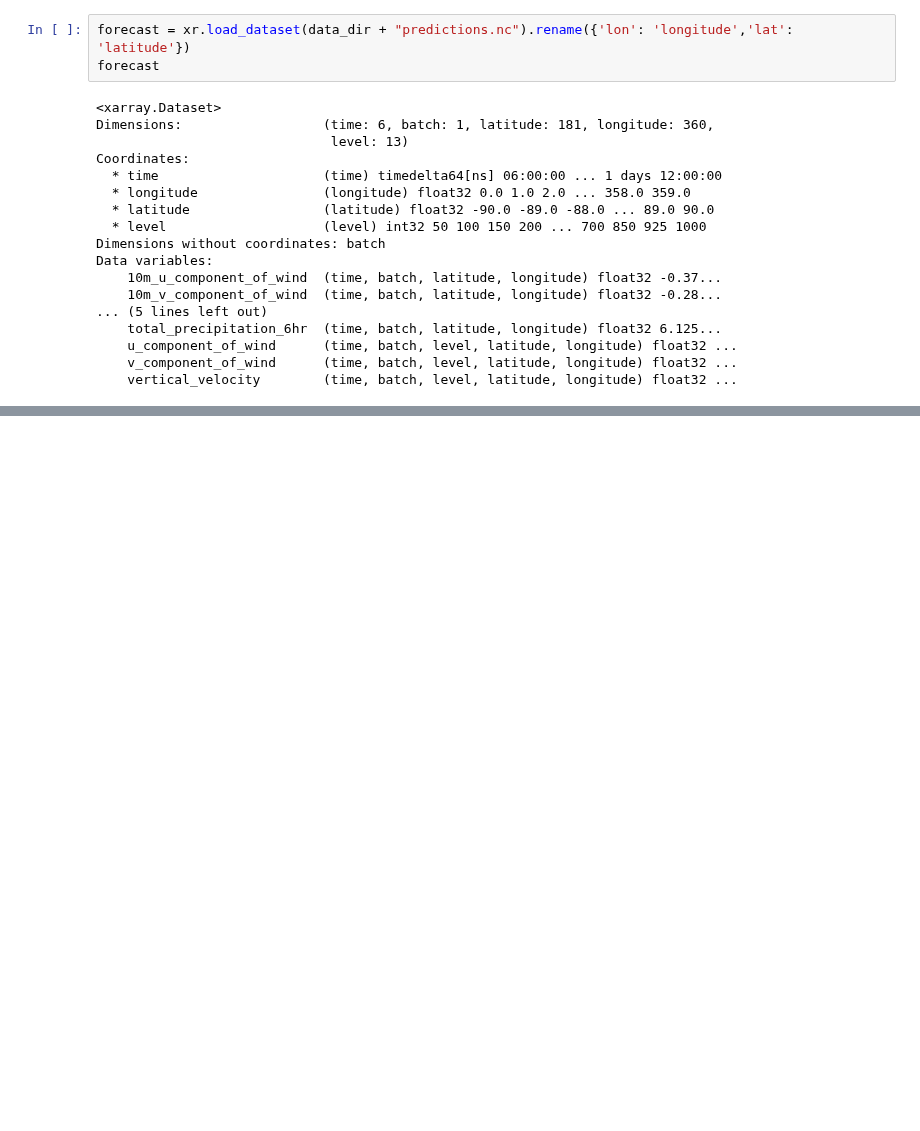
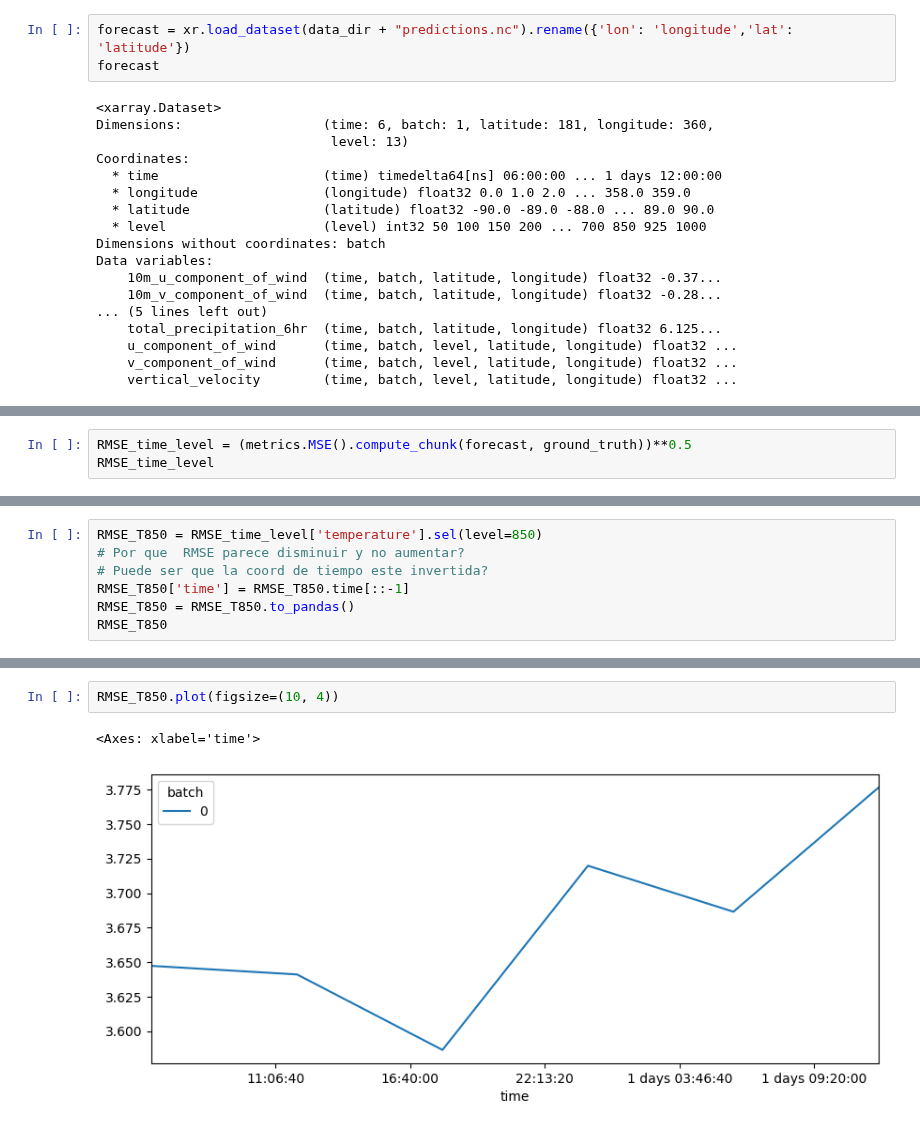
Before and after one commit to gacuervol/PhD_repo, a Jupyter notebook: metrics/RMSE.ipynb, the cells around one changed output, grey strips where cells are left out. Saved outputs shown, nothing was run; the diff lists cells and outputs as text; blank space fills up the shorter version.

Commit message:
Weatherbench package used to compute RMSE

```diff
--- a/metrics/RMSE.ipynb
+++ b/metrics/RMSE.ipynb
@@ -126,0 +108,3 @@ Data variables:
+# %%
+RMSE_time_level = (metrics.MSE().compute_chunk(forecast, ground_truth))**0.5
+RMSE_time_level
@@ -126,0 +130,7 @@ Data variables:
+# %%
+RMSE_T850 = RMSE_time_level['temperature'].sel(level=850)
+# Por que  RMSE parece disminuir y no aumentar?
+# Puede ser que la coord de tiempo este invertida?
+RMSE_T850['time'] = RMSE_T850.time[::-1]
+RMSE_T850 = RMSE_T850.to_pandas()
+RMSE_T850
@@ -126,0 +146,5 @@ Data variables:
+# %%
+RMSE_T850.plot(figsize=(10, 4))
+# %% [output]
+<Axes: xlabel='time'>
+[figure, added]
```
Also changed, not shown: parts of 4 cells of this notebook.
